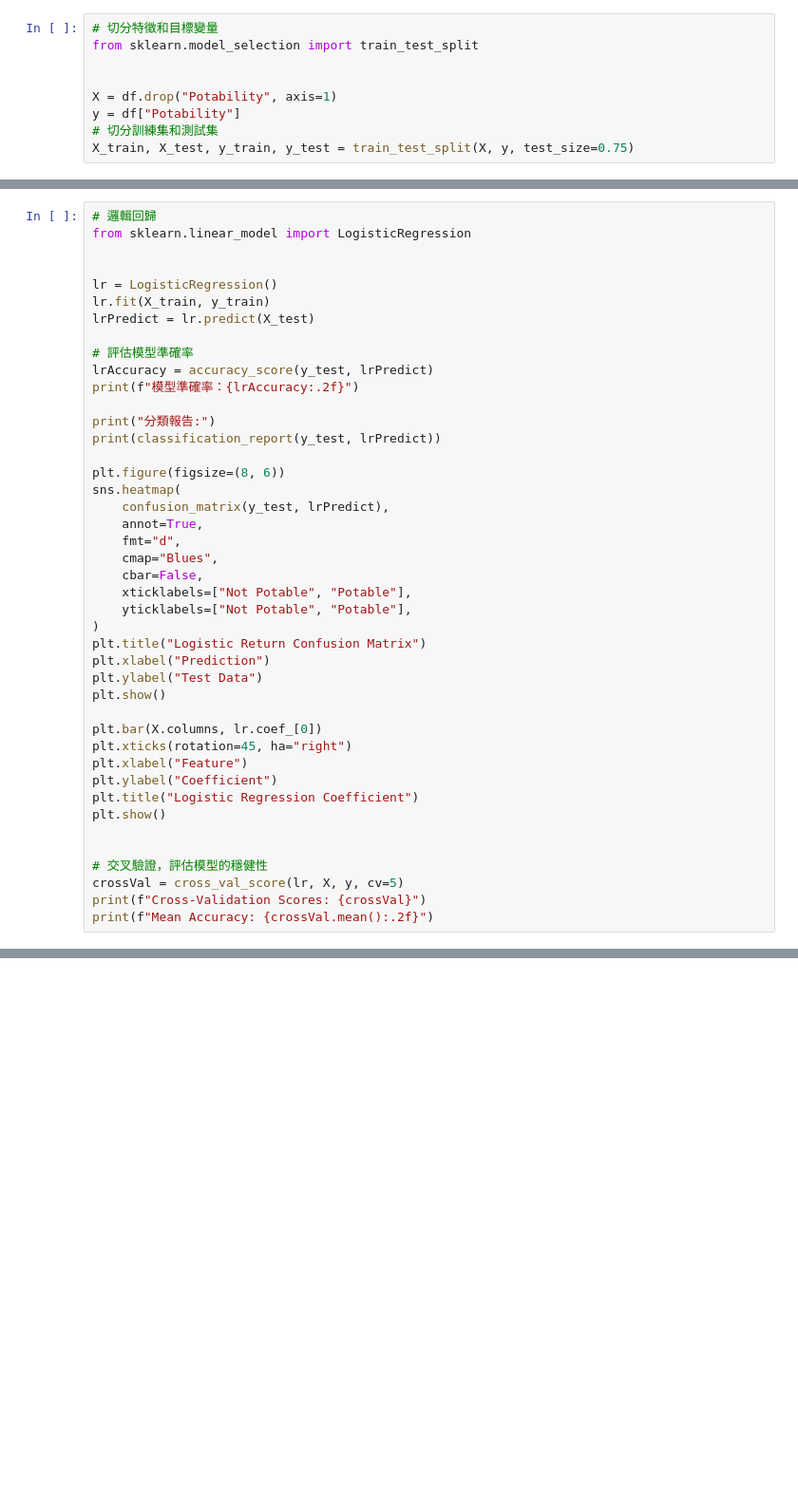
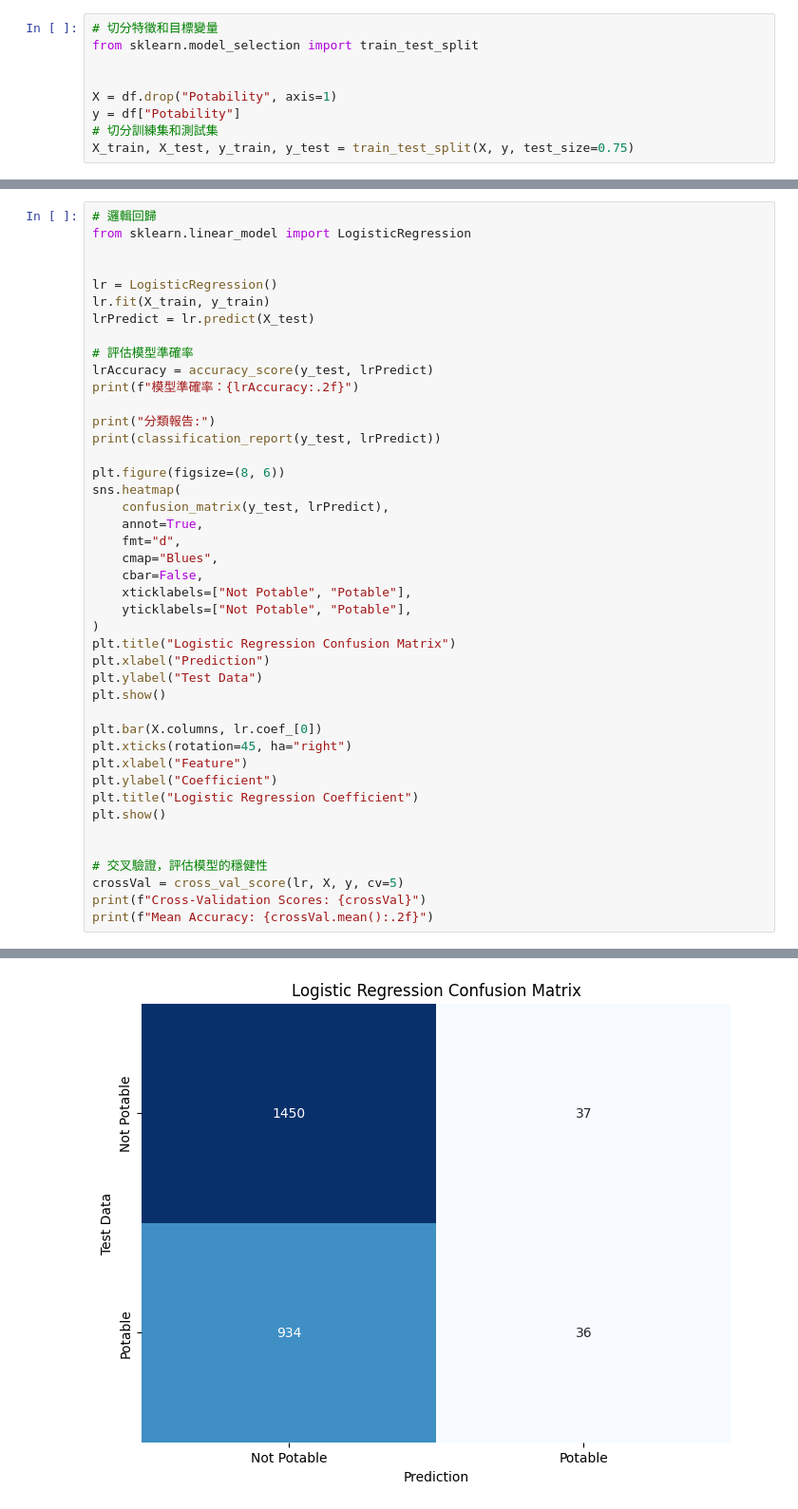
Before and after one commit to Log20/Water_potability, a Jupyter notebook: water_potability.ipynb, the cells around one changed output, grey strips where cells are left out. Shown at 95% size. Cells and saved outputs as stored; diff of their text form; blank space fills up the shorter version.

```diff
--- a/water_potability.ipynb
+++ b/water_potability.ipynb
@@ -214,7 +266,7 @@ sns.heatmap(
     xticklabels=["Not Potable", "Potable"],
     yticklabels=["Not Potable", "Potable"],
 )
-plt.title("Logistic Return Confusion Matrix")
+plt.title("Logistic Regression Confusion Matrix")
 plt.xlabel("Prediction")
 plt.ylabel("Test Data")
 plt.show()
@@ -231,3 +283,4 @@ plt.show()
 crossVal = cross_val_score(lr, X, y, cv=5)
 print(f"Cross-Validation Scores: {crossVal}")
 print(f"Mean Accuracy: {crossVal.mean():.2f}")
+# %% [output]
@@ -233,0 +304 @@ print(f"Mean Accuracy: {crossVal.mean():.2f}")
+[figure, added]
```
Also changed, not shown: parts of 10 cells of this notebook.
